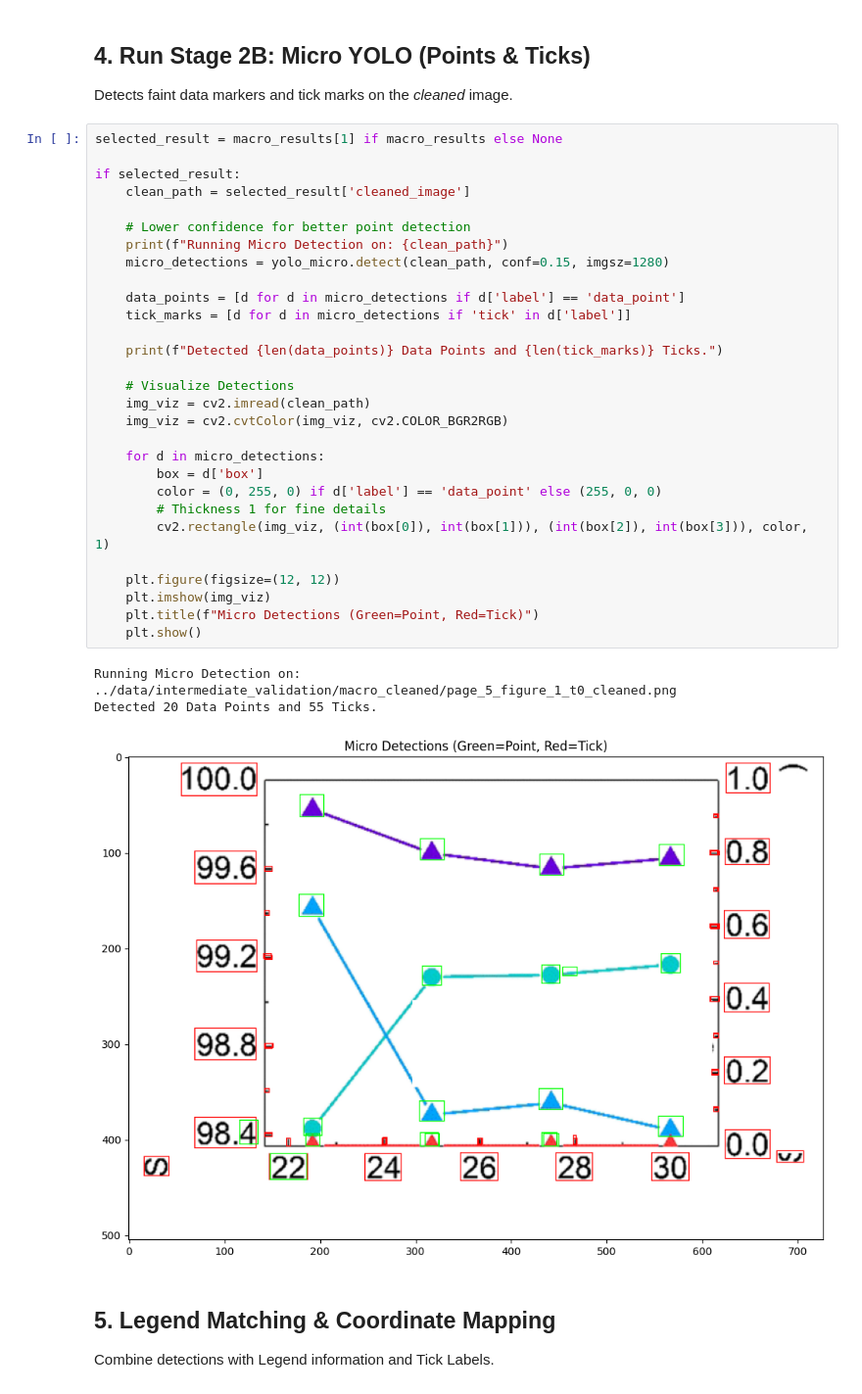
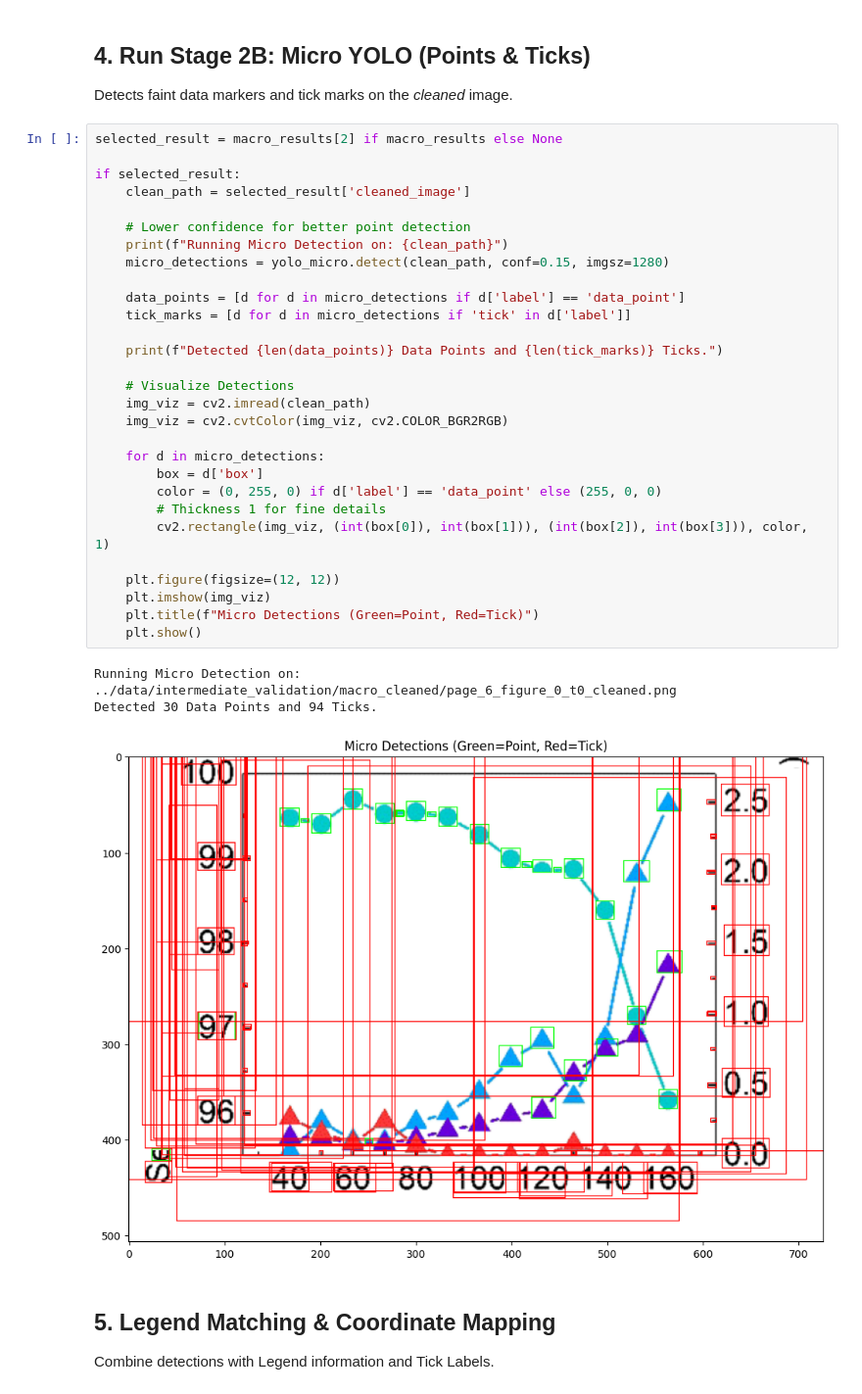
Before and after one commit to wzjeh/FlowFigTabMiner, a Jupyter notebook: notebooks/pipeline_validation.ipynb, the cells around one changed output. Shown at 98% size. Cells and saved outputs as stored; diff of their text form.

```diff
--- a/notebooks/pipeline_validation.ipynb
+++ b/notebooks/pipeline_validation.ipynb
@@ -177,38 +177,38 @@ Source: page_5_figure_1.png
 ## 4. Run Stage 2B: Micro YOLO (Points & Ticks)
 Detects faint data markers and tick marks on the *cleaned* image.
 # %%
-selected_result = macro_results[1] if macro_results else None
+selected_result = macro_results[2] if macro_results else None
 
 if selected_result:
     clean_path = selected_result['cleaned_image']
 
     # Lower confidence for better point detection
     print(f"Running Micro Detection on: {clean_path}")
     micro_detections = yolo_micro.detect(clean_path, conf=0.15, imgsz=1280)
 
     data_points = [d for d in micro_detections if d['label'] == 'data_point']
     tick_marks = [d for d in micro_detections if 'tick' in d['label']]
 
     print(f"Detected {len(data_points)} Data Points and {len(tick_marks)} Ticks.")
 
     # Visualize Detections
     img_viz = cv2.imread(clean_path)
     img_viz = cv2.cvtColor(img_viz, cv2.COLOR_BGR2RGB)
 
     for d in micro_detections:
         box = d['box']
         color = (0, 255, 0) if d['label'] == 'data_point' else (255, 0, 0)
         # Thickness 1 for fine details
         cv2.rectangle(img_viz, (int(box[0]), int(box[1])), (int(box[2]), int(box[3])), color, 1)
 
     plt.figure(figsize=(12, 12))
     plt.imshow(img_viz)
     plt.title(f"Micro Detections (Green=Point, Red=Tick)")
     plt.show()
 # %% [output]
-Running Micro Detection on: ../data/intermediate_validation/macro_cleaned/page_5_figure_1_t0_cleaned.png
-Detected 20 Data Points and 55 Ticks.
+Running Micro Detection on: ../data/intermediate_validation/macro_cleaned/page_6_figure_0_t0_cleaned.png
+Detected 30 Data Points and 94 Ticks.
-[figure, old version]
+[figure, new version]
 # %% [markdown]
 ## 5. Legend Matching & Coordinate Mapping
 Combine detections with Legend information and Tick Labels.
```
Also changed, not shown: parts of 1 cell of this notebook, 4 other files.
